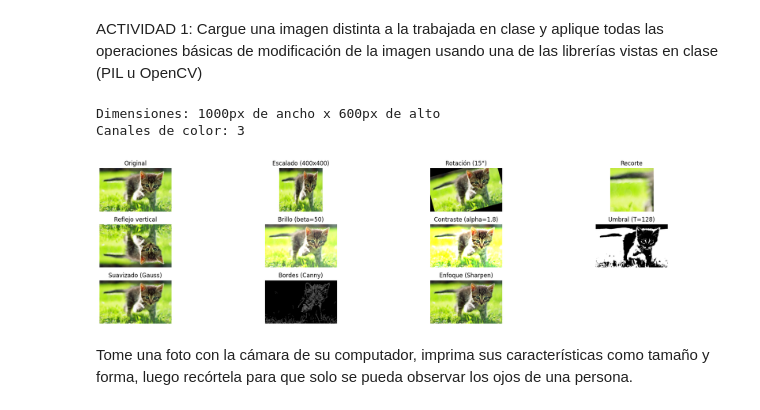
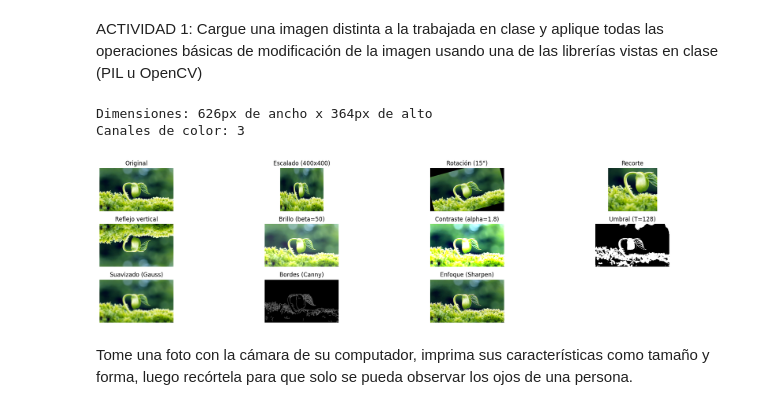
Before and after one commit to robinchiluisa-ops/Tarea-practica-G3-, a Jupyter notebook: prueba1.ipynb, the cells around one changed output. Drawn from its saved outputs; the diff is of its cells as text; code cells hidden in the pictures.

```diff
--- a/prueba1.ipynb
+++ b/prueba1.ipynb
@@ -13,7 +13,7 @@ import ssl
 ssl._create_default_https_context = ssl._create_unverified_context
 import matplotlib.pyplot as plt
 
-url = "https://github.com/paul-roserom/Procesamiento_digital_senales/blob/main/SEMANA_1/gato.jpg?raw=true"
+url = "https://github.com/robinchiluisa-ops/Tarea-practica-G3-/blob/main/germinacion.jpg?raw=true"
 
 # Descargamos la imagen
 resp = urllib.request.urlopen(url)
@@ -83,35 +83,35 @@ else:
     kernel_sharpen = np.array([[-1, -1, -1],
                                [-1,  9, -1],
                                [-1, -1, -1]])
     img_enfoque = cv2.filter2D(img, -1, kernel_sharpen)
 
 
     # --- VISUALIZACIÓN ---
     fig, axs = plt.subplots(3, 4, figsize=(20, 5))
     axs = axs.ravel()
 
     axs[0].imshow(img); axs[0].set_title("Original")
     axs[1].imshow(img_resizada); axs[1].set_title("Escalado (400x400)")
     axs[2].imshow(img_rotada); axs[2].set_title("Rotación (15°)")
     axs[3].imshow(img_recortada); axs[3].set_title("Recorte")
     axs[4].imshow(img_reflejada); axs[4].set_title("Reflejo vertical")
     axs[5].imshow(img_brillo); axs[5].set_title("Brillo (beta=50)")
     axs[6].imshow(img_contraste);axs[6].set_title("Contraste (alpha=1.8)")
     axs[7].imshow(img_umbral, cmap='gray'); axs[7].set_title("Umbral (T=128)")
 
     axs[8].imshow(img_gauss); axs[8].set_title("Suavizado (Gauss)")
 
     # Usamos cmap='gray' porque Canny devuelve una imagen de un solo canal
     axs[9].imshow(img_bordes, cmap='gray'); axs[9].set_title("Bordes (Canny)")
     axs[10].imshow(img_enfoque); axs[10].set_title("Enfoque (Sharpen)")
 
     for ax in axs: ax.axis('off')
     plt.tight_layout()
     plt.show()
 # %% [output]
-Dimensiones: 1000px de ancho x 600px de alto
+Dimensiones: 626px de ancho x 364px de alto
 Canales de color: 3
-[figure, old version]
+[figure, new version]
 # %% [markdown]
 Tome una foto con la cámara de su computador, imprima sus características como tamaño y forma, luego recórtela para que solo se pueda observar los ojos de una persona.
 # %%
```
